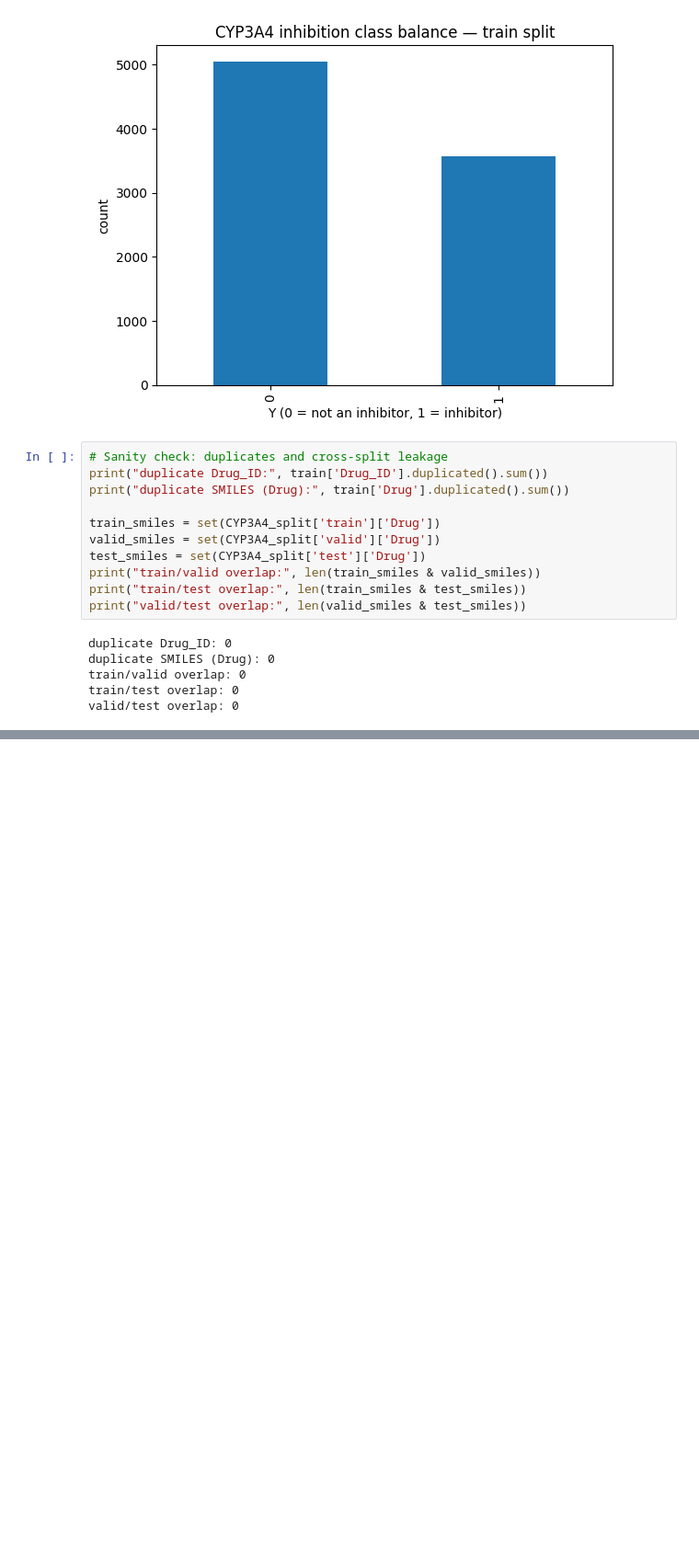
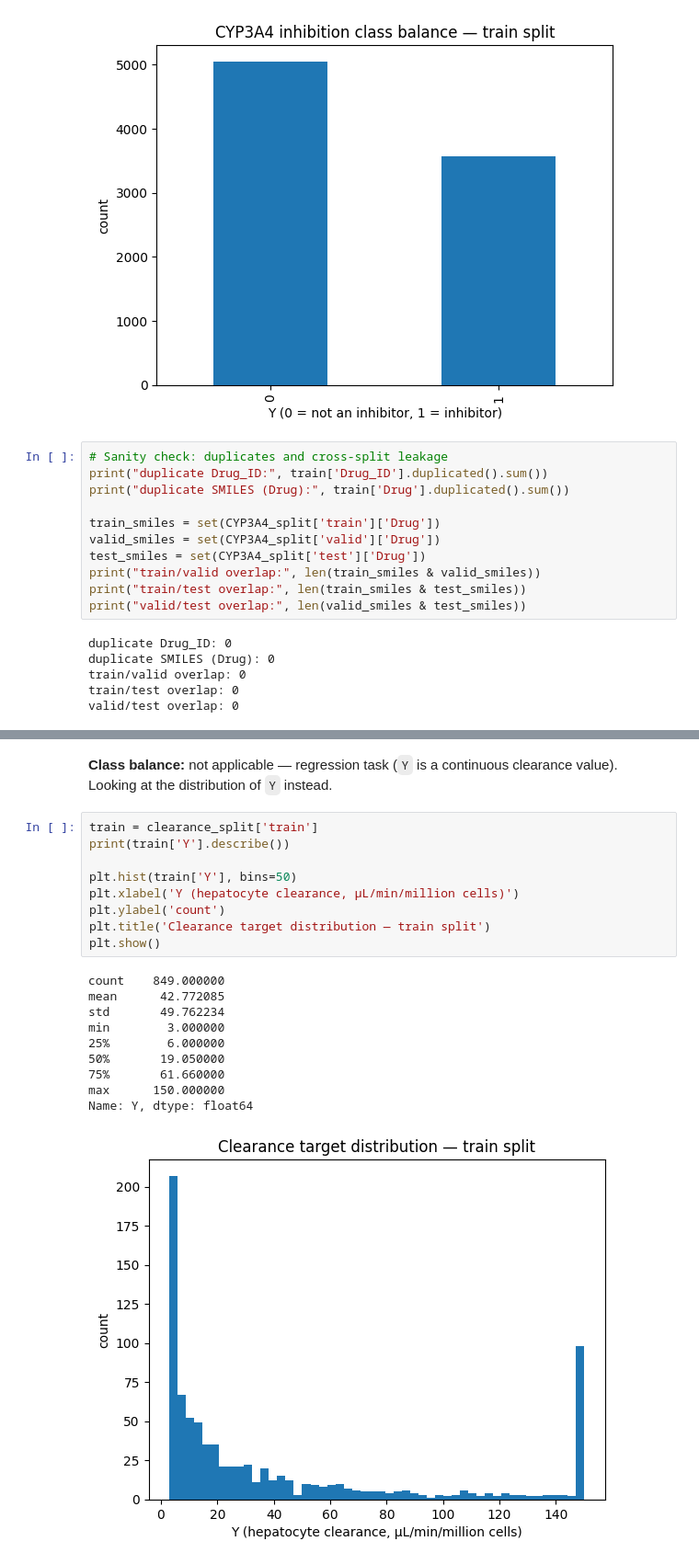
Before and after one commit to tuhinc5203/admet-property-prediction, a Jupyter notebook: Data_EDA.ipynb, the cells around one changed output, grey strips where cells are left out. Shown at 92% size. Drawn from its saved outputs; the diff is of its cells as text; blank space fills up the shorter version.

```diff
--- a/Data_EDA.ipynb
+++ b/Data_EDA.ipynb
@@ -456,0 +507,22 @@ valid/test overlap: 0
+# %% [markdown]
+**Class balance:** not applicable — regression task (`Y` is a continuous clearance value). Looking at the distribution of `Y` instead.
+# %%
+train = clearance_split['train']
+print(train['Y'].describe())
+
+plt.hist(train['Y'], bins=50)
+plt.xlabel('Y (hepatocyte clearance, µL/min/million cells)')
+plt.ylabel('count')
+plt.title('Clearance target distribution — train split')
+plt.show()
+# %% [output]
+count    849.000000
+mean      42.772085
+std       49.762234
+min        3.000000
+25%        6.000000
+50%       19.050000
+75%       61.660000
+max      150.000000
+Name: Y, dtype: float64
+[figure, added]
```
Also changed, not shown: parts of 11 cells of this notebook, 1 other file.
